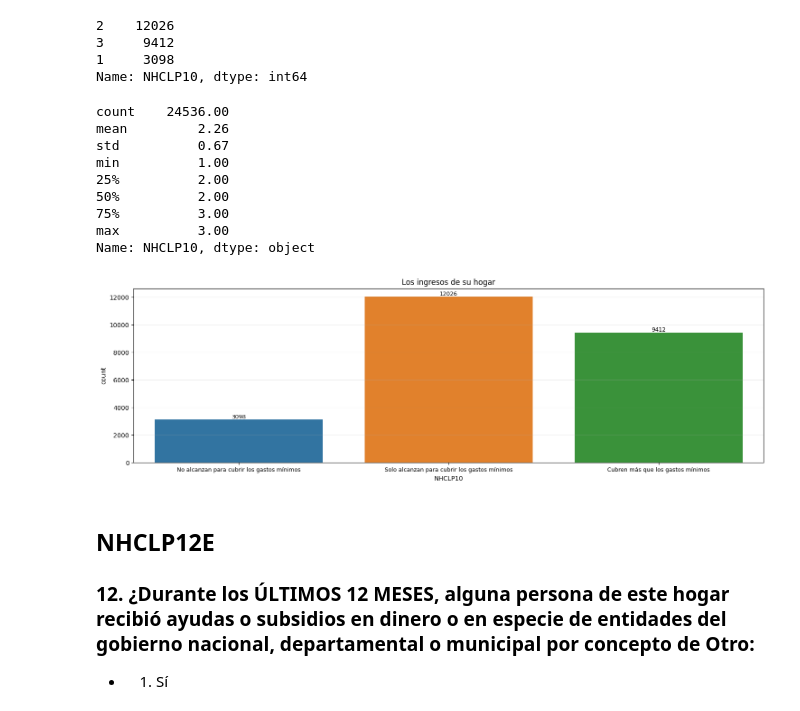
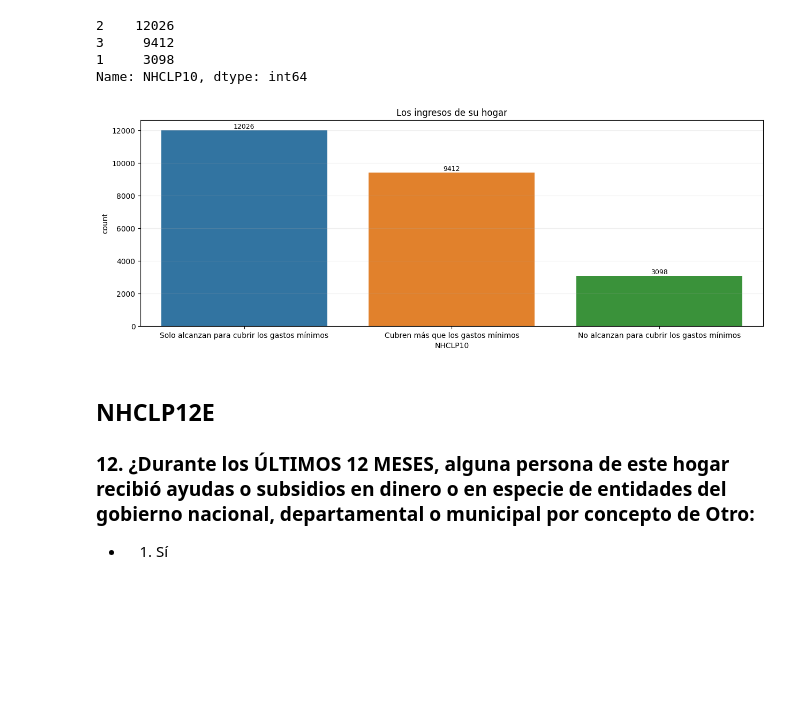
Before and after one commit to pinnzonandres/Encuesta-Multiproposito-Suba, a Jupyter notebook: Jupyter Scripts/11 - Parte EDA & Limpieza - Sección NHCLP.ipynb, the cells around one changed output. Saved outputs shown, nothing was run; the diff lists cells and outputs as text; code cells hidden in the pictures; blank space fills up the shorter version.

```diff
--- a/Jupyter Scripts/11 - Parte EDA & Limpieza - Sección NHCLP.ipynb
+++ b/Jupyter Scripts/11 - Parte EDA & Limpieza - Sección NHCLP.ipynb
@@ -441,7 +429,8 @@ for bars in ax.containers:
     ax.bar_label(bars, fmt='%.0f', fontsize=9)
 
 ax.set_title('¿De los siguientes aspectos cuál considera que es el más importante para que las entidades públicas mejoren su desempeño institucional?')
-ax.set_xticklabels(list_names,fontsize=7)
+#ax.tick_params(axis='x', which='minor', labelsize=7)
+ax.xaxis.set_tick_params(labelsize=8)
 
 plt.grid(alpha = 0.2, axis = 'y')
 plt.show()
@@ -480,6 +469,9 @@ NHCLP9C 23173
 NHCLP9E 23173
 NHCLP9D 23173
 NHCLP9F 23173
+# %%
+for i in disc:
+    data[i] = data[i].replace([1,2,3,9],['Mejor', 'Igual', 'Peor', 'No sabe'])
 # %%
 list_disc = ['Calidad del agua potable',
 'Calidad del aire',
@@ -496,7 +488,7 @@ for ax,cols,names in zip(axli,disc,list_disc):
     sns.countplot(x = cols, data = data, ax = ax)
     ax.grid(alpha = 0.2, axis = 'y')
     ax.set_title(f'{names}', fontsize = 10)
-    ax.set_xticklabels(['Mejor', 'Igual', 'Peor', 'No sabe'])
+    #ax.set_xticklabels(['Mejor', 'Igual', 'Peor', 'No sabe'])
     ax.set_ylim(0,14200)
     ax.margins(y=0.1) # make room for the labels
     for bars in ax.containers:
@@ -529,33 +521,25 @@ data['NHCLP10'].value_counts()
 3     9412
 1     3098
 Name: NHCLP10, dtype: int64
-# %%
-data['NHCLP10'].describe().apply("{0:.2f}".format)
-# %% [output]
-count    24536.00
-mean         2.26
-std          0.67
-min          1.00
-25%          2.00
-50%          2.00
-75%          3.00
-max          3.00
-Name: NHCLP10, dtype: object
+# %%
+data['NHCLP10'] = data['NHCLP10'].replace([1,2,3],['No alcanzan para cubrir los gastos mínimos',
+'Solo alcanzan para cubrir los gastos mínimos',
+'Cubren más que los gastos mínimos'])
 # %%
-fig, ax = plt.subplots(figsize=(18, 5))
+fig, ax = plt.subplots(figsize=(15, 5))
 
 g = sns.countplot(ax=ax, data = data, x ='NHCLP10')
 
 for bars in ax.containers:
     ax.bar_label(bars, fmt='%.0f', fontsize=9)
 
 ax.set_title('Los ingresos de su hogar')
-ax.set_xticklabels(list_names,fontsize=9)
+#ax.set_xticklabels(list_names,fontsize=9)
 
 plt.grid(alpha = 0.2, axis = 'y')
 plt.show()
 # %% [output]
-[figure, old version]
+[figure, new version]
 # %% [markdown]
 ## NHCLP12E
 ###	12. ¿Durante los ÚLTIMOS 12 MESES, alguna persona de este hogar recibió ayudas o subsidios en dinero o en especie de entidades del gobierno nacional, departamental o municipal por concepto de Otro:
```
Also changed, not shown: parts of 69 cells of this notebook, 1 other file.
